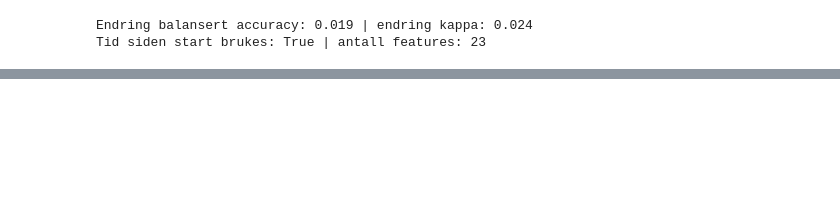
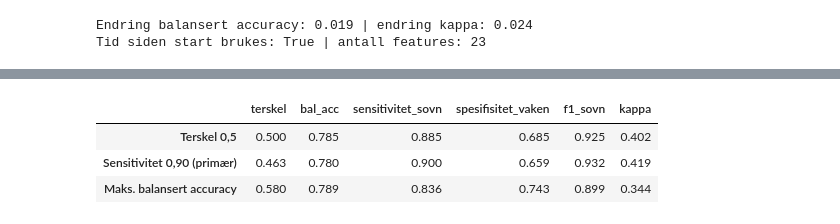
Before and after one commit to LaCodeNor/IT6119, a Jupyter notebook: final_project_laho.ipynb, the cells around one changed output, grey strips where cells are left out. Saved outputs shown, nothing was run; the diff lists cells and outputs as text; code cells hidden in the pictures; blank space fills up the shorter version.

```diff
--- a/final_project_laho.ipynb
+++ b/final_project_laho.ipynb
@@ -774,0 +781,34 @@ Tid siden start brukes: True | antall features: 23
+# %%
+final_model = make_pipeline(SimpleImputer(strategy='median'), StandardScaler(),
+                            LogisticRegression(class_weight='balanced', max_iter=1000))
+
+def oof_proba(cols, model, X_all, seeds=(0, 1, 2, 3, 4)):
+    out = []
+    for s in seeds:
+        folds = make_group_folds(g_tr.values, 5, s)
+        out.append(cross_val_predict(model, X_all[cols], y_tr, cv=folds,
+                                     method='predict_proba')[:, 1])
+    return np.array(out)                       # form: (antall frø, antall epoker)
+
+P  = oof_proba(FINAL_COLS, final_model, Xtr3)
+yv = y_tr.values
+
+# søvn klassifiseres når P(søvn) >= terskel; 10. persentil blant sanne søvnepoker gir sensitivitet 0,90
+T_SENS90 = float(np.mean([np.quantile(p[yv == 1], 0.10) for p in P]))
+
+grid = np.linspace(0.05, 0.99, 189)
+bal = np.array([[0.5 * ((p[yv == 1] >= t).mean() + (p[yv == 0] < t).mean()) for t in grid]
+                for p in P]).mean(axis=0)
+T_BAL = float(grid[bal.argmax()])
+
+ops = {'Terskel 0,5': 0.5, 'Sensitivitet 0,90 (primær)': T_SENS90, 'Maks. balansert accuracy': T_BAL}
+rows = {}
+for name, t in ops.items():
+    per_seed = pd.DataFrame([report(yv, (p >= t).astype(int)) for p in P])
+    rows[name] = {'terskel': t, **per_seed.mean().to_dict()}
+display(pd.DataFrame(rows).T.round(3))
+# %% [output]
+|  | terskel | bal_acc | sensitivitet_sovn | spesifisitet_vaken | f1_sovn | kappa |
+| Terskel 0,5 | 0.500 | 0.785 | 0.885 | 0.685 | 0.925 | 0.402 |
+| Sensitivitet 0,90 (primær) | 0.463 | 0.780 | 0.900 | 0.659 | 0.932 | 0.419 |
+| Maks. balansert accuracy | 0.580 | 0.789 | 0.836 | 0.743 | 0.899 | 0.344 |
```
Also changed, not shown: parts of 9 cells of this notebook, 1 other file.
